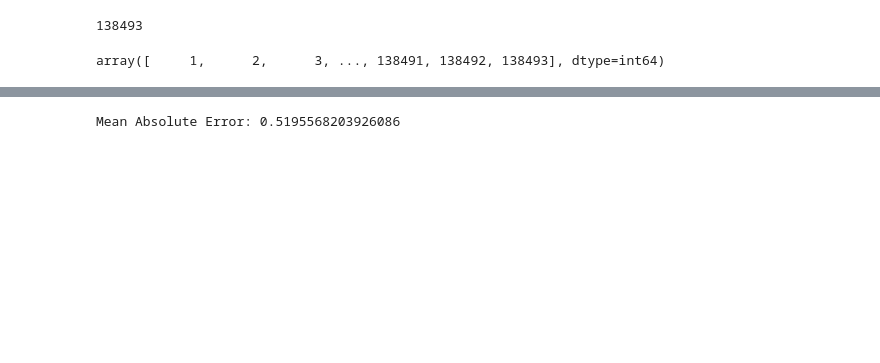
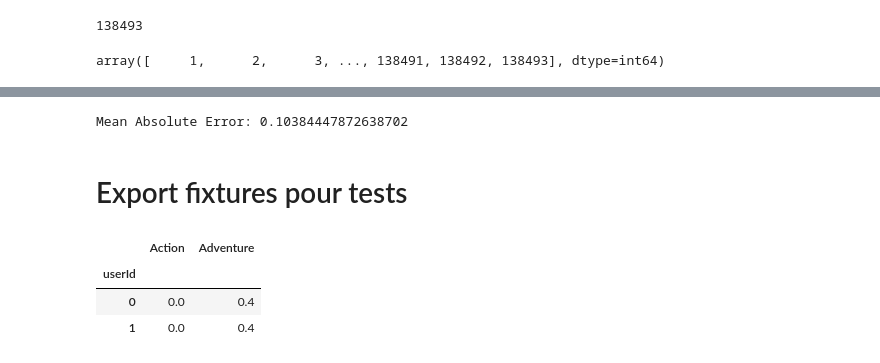
Before and after one commit to aurogail/Movie_Reco, a Jupyter notebook: notebooks/collab_filtering.ipynb, the cells around one changed output, grey strips where cells are left out. Saved outputs shown, nothing was run; the diff lists cells and outputs as text; code cells hidden in the pictures; blank space fills up the shorter version.

```diff
--- a/notebooks/collab_filtering.ipynb
+++ b/notebooks/collab_filtering.ipynb
@@ -472,7 +608,9 @@ predicted_ratings.max()
 # %%
 # Calculate MAE
-mae = mean_absolute_error(dense_ratings, predicted_ratings)
+mae = mean_absolute_error(dense_ratings, predicted_ratings_matrix)
 print(f'Mean Absolute Error: {mae}')
 # %% [output]
-Mean Absolute Error: 0.5195568203926086
+Mean Absolute Error: 0.10384447872638702
+# %% [markdown]
+# Export fixtures pour tests
 # %%
@@ -480,0 +628,30 @@ user_matrix_1000.to_csv('../tests/fixtures/user_matrix_test.csv', index = None)
+# %%
+movies = pd.DataFrame({
+        'movieId': [1, 2, 3, 4, 5],
+        'title': ['Toy Story (1995)', 'Jumanji (1995)', 'Grumpier Old Men (1995)', 'Waiting to Exhale (1995)', 'Father of the Bride Part II (1995)'],
+        'Action': [0, 0, 0, 0, 0],
+        'Adventure': [1, 1, 0, 0, 0]
+    })
+
+ratings = pd.DataFrame({
+    'userId': [1, 1, 1, 1, 1, 2, 2, 2, 2, 2],
+    'movieId': [1, 2, 3, 4, 5, 1, 2, 3, 4, 5],
+    'rating': [1.0, 2.0, 3.0, 4.0, 5.0, 5.0, 4.0, 3.0, 2.0, 1.0],
+    'timestamp': [1112486027, 1112486028, 1112486029, 1112486030, 1112486031, 1112486032, 1112486033, 1112486034, 1112486035, 1112486036]
+})
+
+user_matrix = create_user_matrix(ratings, movies)
+
+expected = pd.DataFrame({
+    'userId': [0, 1],
+    'Action': [0.0, 0.0],
+    'Adventure': [0.4, 0.4]
+})
+
+expected = expected.set_index('userId')
+expected
+# %% [output]
+|  | Action | Adventure |
+| userId |  |  |
+| 0 | 0.0 | 0.4 |
+| 1 | 0.0 | 0.4 |
```
Also changed, not shown: parts of 23 cells of this notebook.
